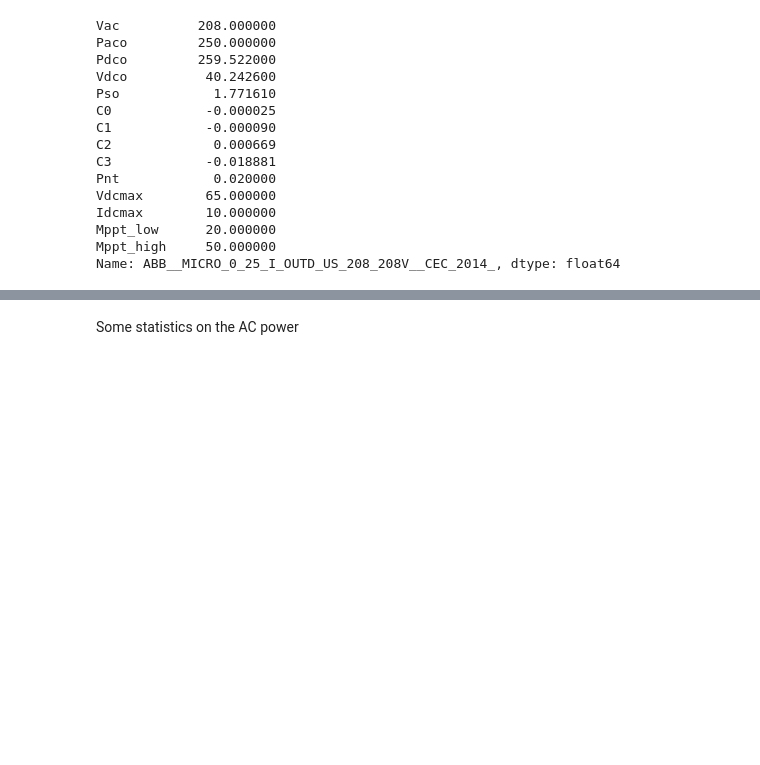
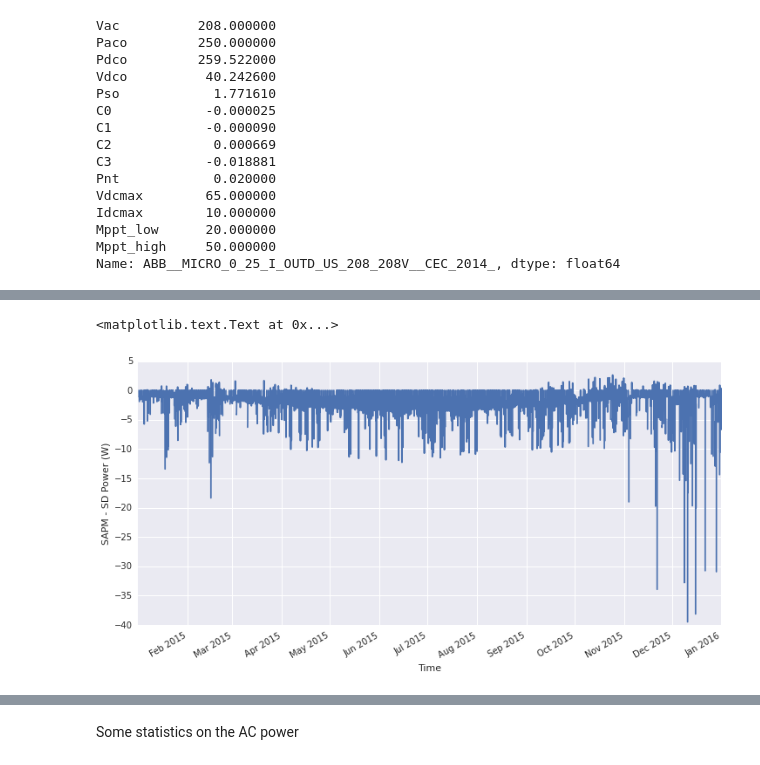
Before and after one commit to pvlib/pvlib-python, a Jupyter notebook: docs/tutorials/tmy_to_power.ipynb, the cells around one changed output, grey strips where cells are left out. Drawn from its saved outputs; the diff is of its cells as text; code cells hidden in the pictures; blank space fills up the shorter version.

```diff
--- a/docs/tutorials/tmy_to_power.ipynb
+++ b/docs/tutorials/tmy_to_power.ipynb
@@ -320,0 +345,7 @@ See the ``pvsystem`` module tutorial for an example using the single diode model
+# %%
+diff = p_acs['sapm'] - p_acs['sd']
+diff.plot()
+plt.ylabel('SAPM - SD Power (W)')
+# %% [output]
+<matplotlib.text.Text at 0x...>
+[figure, added]
```
Also changed, not shown: parts of 31 cells of this notebook.
